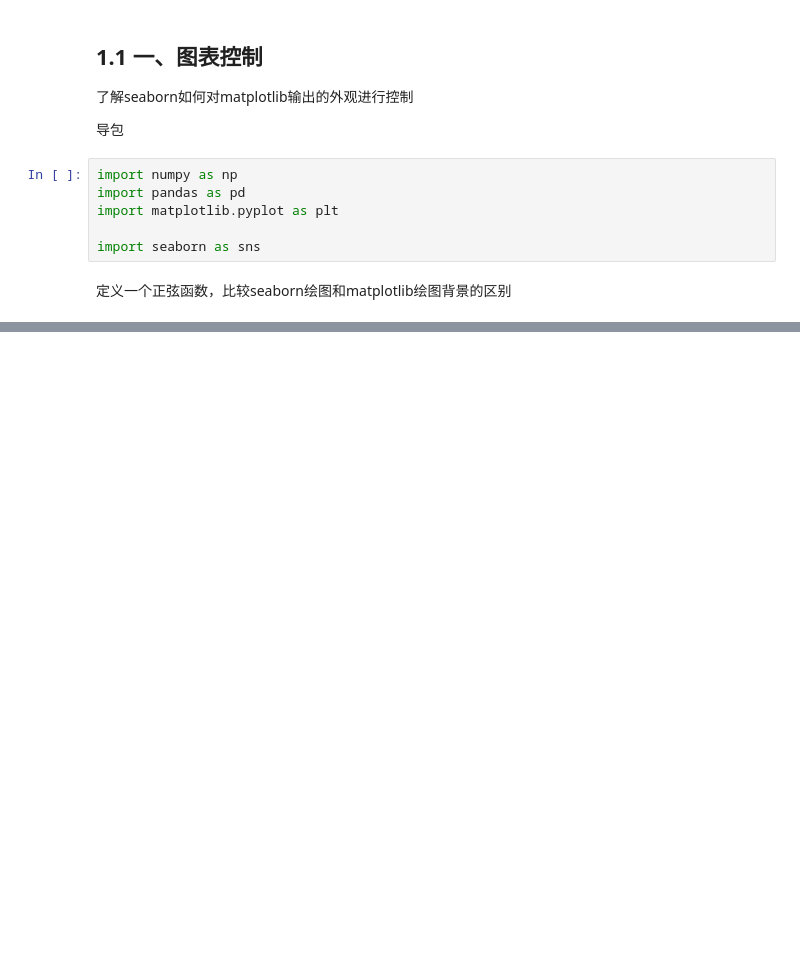
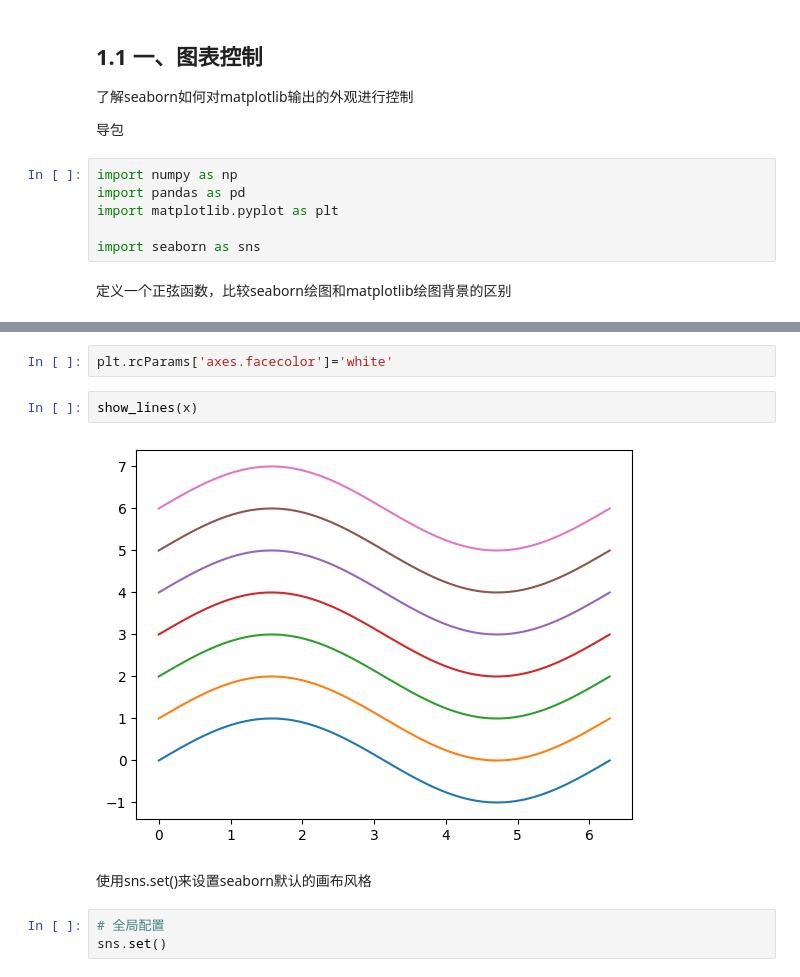
Before and after one commit to Leecoin49/StudyNote, a Jupyter notebook: LLM/AILLM_Luffy/1.Python/第22章Seaborn/1.Seaborn可视化基础.ipynb, the cells around one changed output, grey strips where cells are left out. Cells and saved outputs as stored; diff of their text form; blank space fills up the shorter version.

```diff
--- a/LLM/AILLM_Luffy/1.Python/第22章Seaborn/1.Seaborn可视化基础.ipynb
+++ b/LLM/AILLM_Luffy/1.Python/第22章Seaborn/1.Seaborn可视化基础.ipynb
@@ -27,0 +39,11 @@ plt.plot(x,y)
+# %%
+plt.rcParams['axes.facecolor']='white'
+# %%
+show_lines(x)
+# %% [output]
+[figure, added]
+# %% [markdown]
+使用sns.set()来设置seaborn默认的画布风格
+# %%
+# 全局配置
+sns.set()
```
Also changed, not shown: parts of 15 cells of this notebook, 2 other files.
